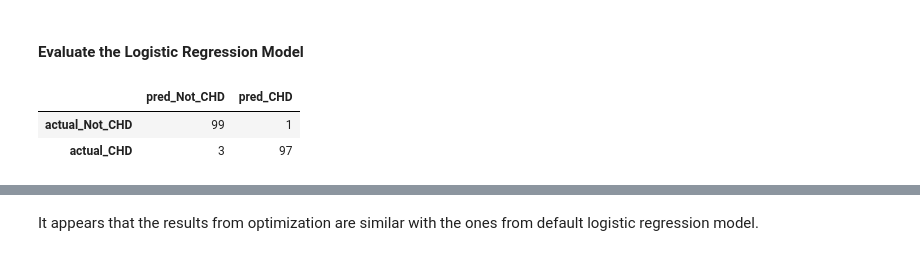
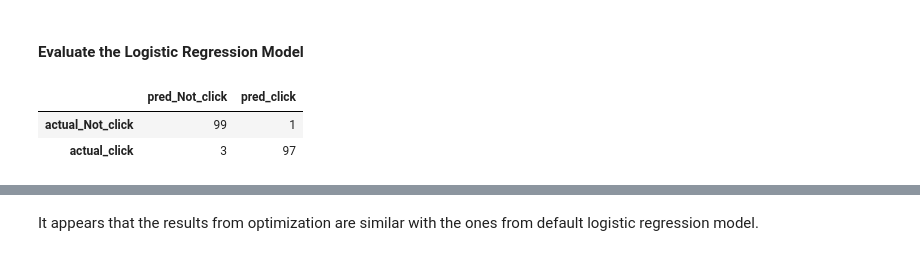
Before and after one commit to cristina-iacob/Predicting-Ad-Click, a Jupyter notebook: AdClickPrediction.ipynb, the cells around one changed output, grey strips where cells are left out. Saved outputs shown, nothing was run; the diff lists cells and outputs as text; code cells hidden in the pictures.

```diff
--- a/AdClickPrediction.ipynb
+++ b/AdClickPrediction.ipynb
@@ -579,17 +598,17 @@ Test score: 0.9800
 # %%
 y_pred = lr_cv.predict(X_test)
 
 confusion_mat = confusion_matrix(y_test, y_pred)
 confusion_df = pd.DataFrame(
     confusion_mat,
-    index=["actual_Not_CHD", "actual_CHD"],
-    columns=["pred_Not_CHD", "pred_CHD"],
+    index=["actual_Not_click", "actual_click"],
+    columns=["pred_Not_click", "pred_click"],
 )
 display(confusion_df)
 # %% [output]
-|  | pred_Not_CHD | pred_CHD |
-| actual_Not_CHD | 99 | 1 |
-| actual_CHD | 3 | 97 |
+|  | pred_Not_click | pred_click |
+| actual_Not_click | 99 | 1 |
+| actual_click | 3 | 97 |
 [interactive output not drawn]
 # %% [markdown]
 It appears that the results from optimization are similar with the ones from default logistic regression model.
```
Also changed, not shown: parts of 17 cells of this notebook.
